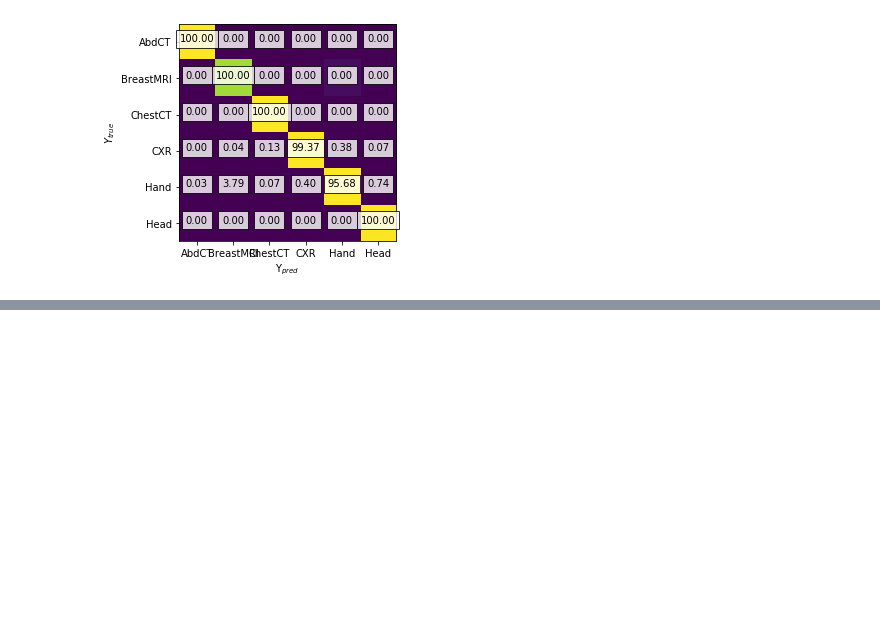
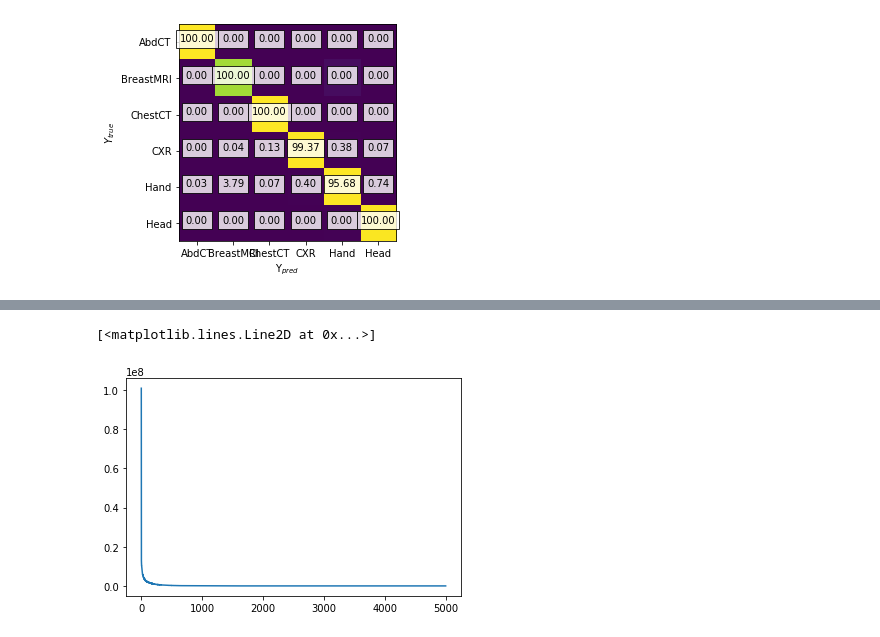
Before and after one commit to varundesai10/ELL409_Assignment1, a Jupyter notebook: question3.ipynb, the cells around one changed output, grey strips where cells are left out. Cells and saved outputs as stored; diff of their text form; code cells hidden in the pictures; blank space fills up the shorter version.

```diff
--- a/question3.ipynb
+++ b/question3.ipynb
@@ -521,0 +524,30 @@ for i in range(conf.shape[0]):
+# %%
+#with regularization and gradient descent??
+#lets try l2 regularization
+#we need to implement bath gradient descent for that.
+
+def gradient_mse(X, Y, lr = 1e-9, l1_reg = 0, l2_reg = 0, n_iter=10000, batch_size=200):
+    costs = []
+    m = X.shape[0]
+    W = np.random.rand(X.shape[1], n_classes)
+    for i in tqdm(range(n_iter)):
+        batch = np.random.choice(range(m), batch_size)
+        X_batch = X[batch,:]
+        Y_batch = Y[batch]
+
+        #print(f'X_batch.shape = {X_batch.shape}')
+        Y_onehot = np.zeros((Y_batch.size, n_classes))
+        Y_onehot[np.arange(Y_batch.size),Y_batch] = 1
+        #print(f'Y_onehot.shape = {Y_onehot.shape}')
+
+        grad = 2*(X_batch.T/batch_size) @ (X_batch @ W - Y_onehot) + l1_reg*np.sign(W) + l2_reg*W
+        costs.append(np.trace((X_batch @ W - Y_onehot).T @(X_batch @ W - Y_onehot))/batch_size + l1_reg*np.sum(np.abs(W)) + 0.5*l2_reg*np.sum(W*W))
+        assert(grad.shape == W.shape), f'grad.shape = {grad.shape}, W.shape = {W.shape}'
+        W -= lr*grad
+    return W, costs
+# %%
+W_reg, costs = gradient_mse(X_red, Y, lr=1e-8, batch_size = 1000, n_iter=5000)
+plt.plot(costs)
+# %% [output]
+[<matplotlib.lines.Line2D at 0x...>]
+[figure, added]
```
Also changed, not shown: parts of 9 cells of this notebook, 4 other files.
